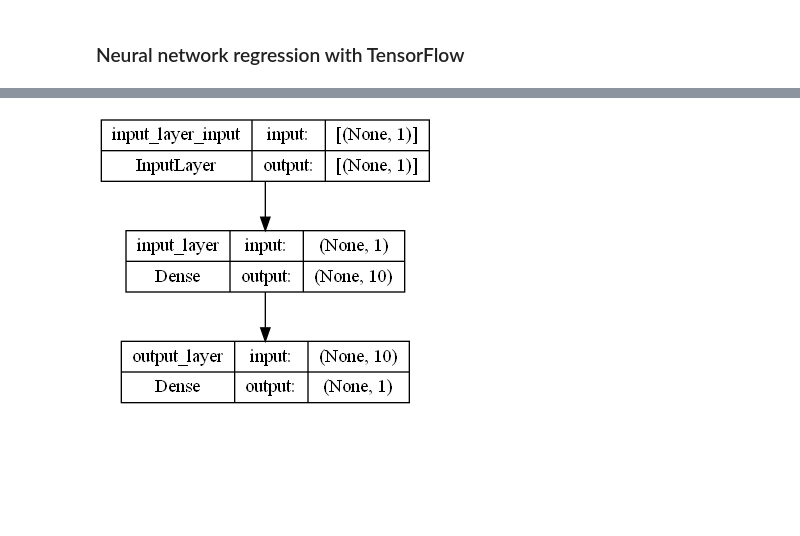
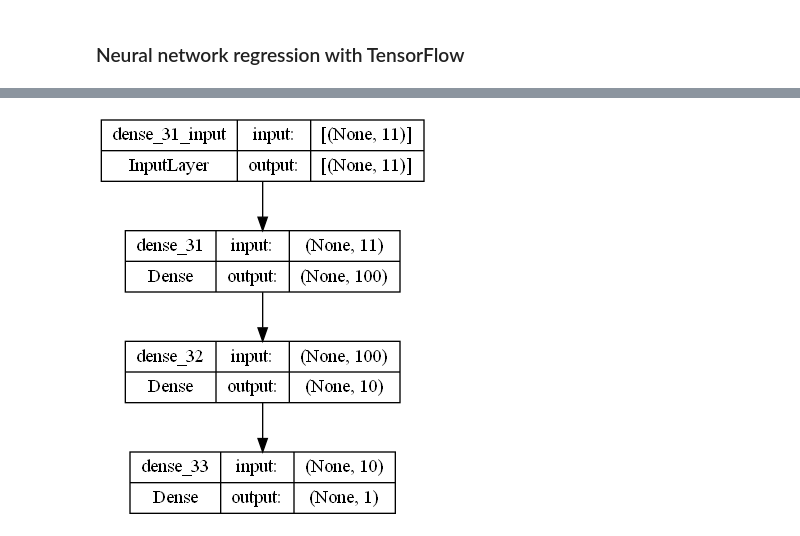
Before and after one commit to ManhDzungNguyen/TensorFlow-Zero-to-Mastery, a Jupyter notebook: test_TensorFlow_ZTM.ipynb, the cells around one changed output, grey strips where cells are left out. Saved outputs shown, nothing was run; the diff lists cells and outputs as text; code cells hidden in the pictures; blank space fills up the shorter version.

Commit message:
update section 3 in test_TensorFlow_ZTM

```diff
--- a/test_TensorFlow_ZTM.ipynb
+++ b/test_TensorFlow_ZTM.ipynb
@@ -175,0 +172,4 @@ X, y
+# %%
+# one-hot encode DataFrame
+insurance_one_hot = pd.get_dummies(insurance)
+insurance_one_hot.head()
@@ -175,0 +183,4 @@ X, y
+# %%
+# Create X & y values (features and labels)
+X = insurance_one_hot.drop("charges", axis=1)
+y = insurance_one_hot["charges"]
@@ -175,0 +192,5 @@ X, y
+# %%
+# Create a training and test sets
+from sklearn.model_selection import train_test_split
+X_train, X_test, y_train, y_test = train_test_split(X, y, test_size=0.2, random_state=42)
+len(X), len(X_train), len(X_test)
@@ -210,0 +264,18 @@ array([[30.158512]], dtype=float32)
+# %%
+# Improve regeression model
+tf.random.set_seed(42)
+
+# 1. Create a model
+insurance_model_3 = tf.keras.Sequential([
+    tf.keras.layers.Dense(100),
+    tf.keras.layers.Dense(10),
+    tf.keras.layers.Dense(1)
+])
+
+# 2. Compile the model
+insurance_model_3.compile(loss=tf.keras.losses.mae,
+                        optimizer=tf.keras.optimizers.Adam(),
+                        metrics=["mae"])
+
+# 3. Fit the model
+history_3 = insurance_model_3.fit(X_train, y_train, epochs=200, verbose=0)
@@ -211,6 +300,6 @@ array([[30.158512]], dtype=float32)
 # %%
 from tensorflow.keras.utils import plot_model
 
-plot_model(model=model, show_shapes=True)
+plot_model(insurance_model_3, show_shapes=True)
 # %% [output]
-[figure, old version]
+[figure, new version]
```
Also changed, not shown: parts of 33 cells of this notebook, 1 other file.
